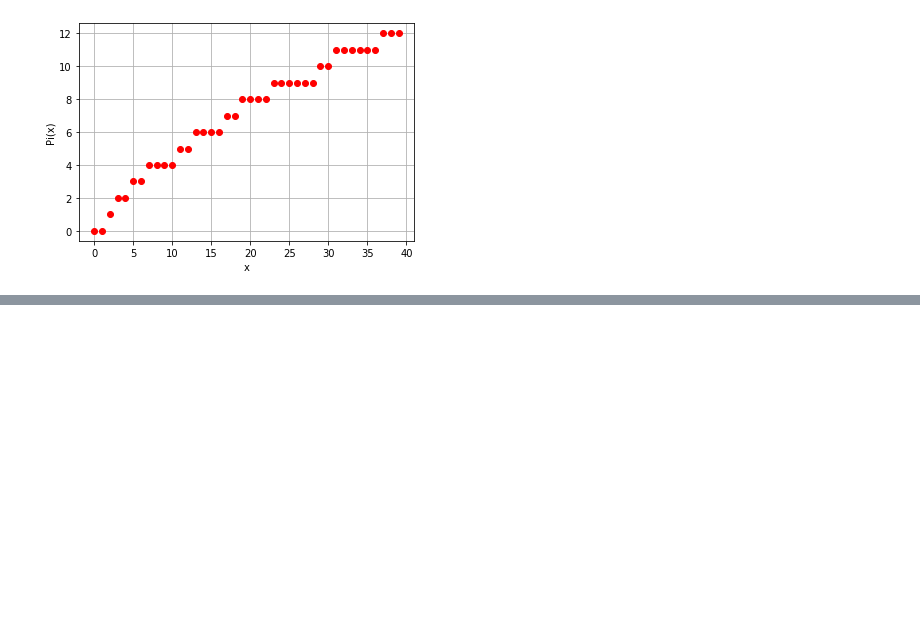
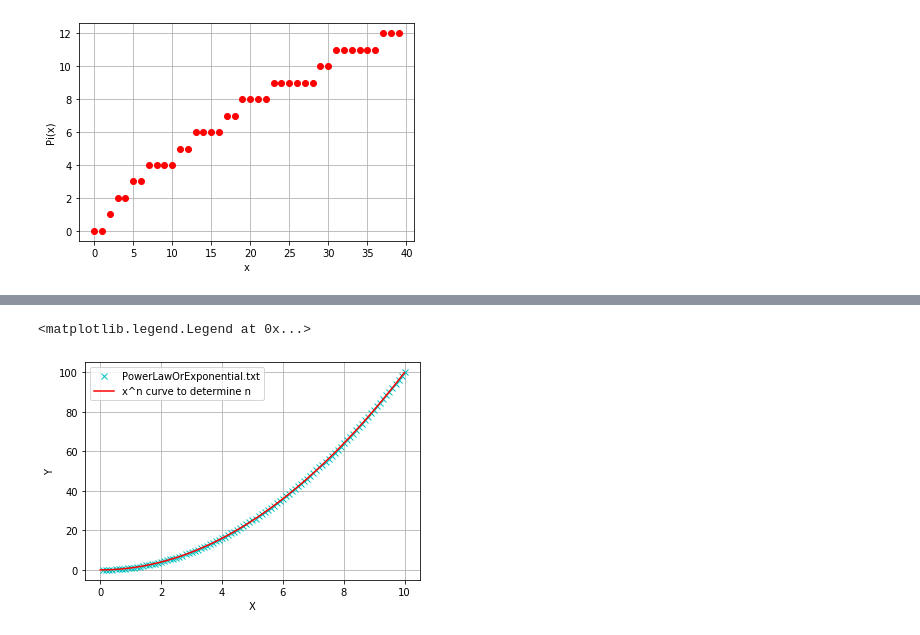
Before and after one commit to MichealHeanue/ACM20030, a Jupyter notebook: ACM20030-Assignment-1.ipynb, the cells around one changed output, grey strips where cells are left out. Drawn from its saved outputs; the diff is of its cells as text; code cells hidden in the pictures; blank space fills up the shorter version.

```diff
--- a/ACM20030-Assignment-1.ipynb
+++ b/ACM20030-Assignment-1.ipynb
@@ -76,0 +117,15 @@ plt.plot(x,Pi,'ro')
+# %%
+#Here is the same data on normal axes.
+plt.ylabel("Y")
+plt.xlabel("X")
+plt.grid(True)
+plt.plot(x,y,'cx',label='PowerLawOrExponential.txt')
+xsample = np.arange(0,10,.01)
+ysample = np.zeros(1000)
+for i in range(0, np.size(ysample)):
+    ysample[i]=xsample[i]**2
+plt.plot(xsample, ysample, 'r-',label="x^n curve to determine n")
+plt.legend()
+# %% [output]
+<matplotlib.legend.Legend at 0x...>
+[figure, added]
```
Also changed, not shown: parts of 4 cells of this notebook.
